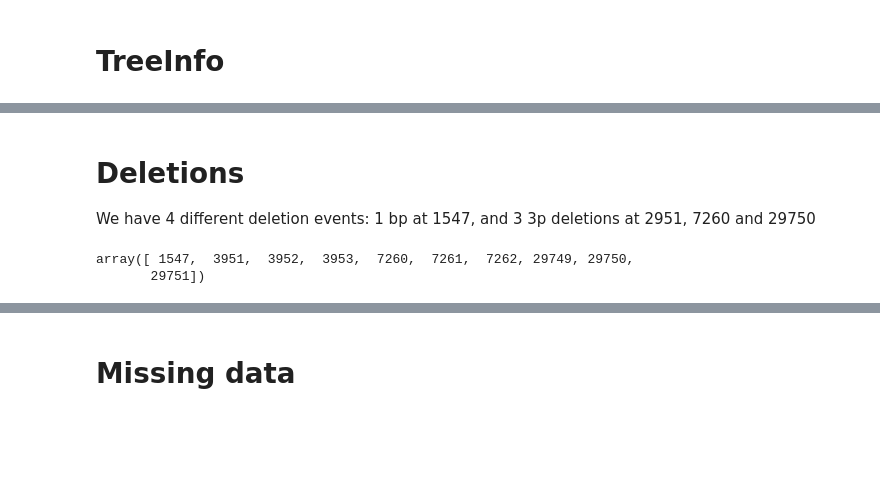
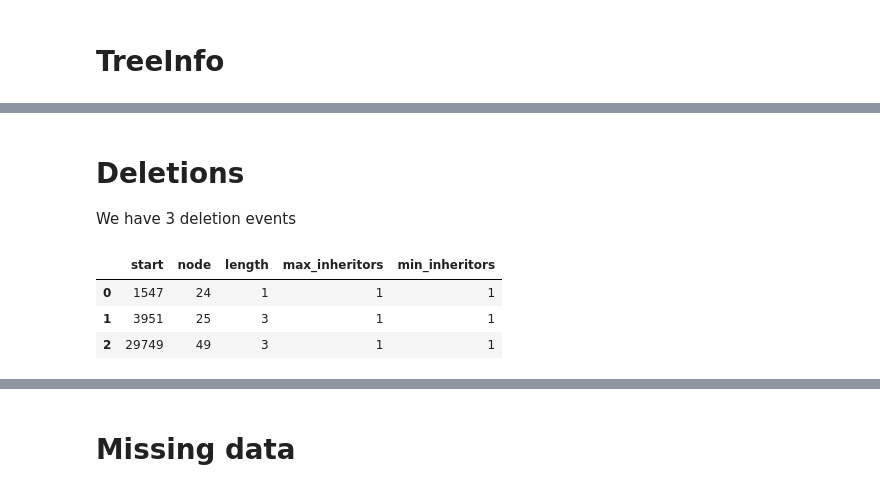
Before and after one commit to jeromekelleher/sc2ts, a Jupyter notebook: notebooks/test_ts.ipynb, the cells around one changed output, grey strips where cells are left out. Saved outputs shown, nothing was run; the diff lists cells and outputs as text; code cells hidden in the pictures; blank space fills up the shorter version.

```diff
--- a/notebooks/test_ts.ipynb
+++ b/notebooks/test_ts.ipynb
@@ -171,12 +172,14 @@ ti.plot_deletion_sites_per_sample()
-# %% [markdown]
-# Deletions
-
-We have 4 different deletion events: 1 bp at 1547, and 3 3p deletions at 2951, 7260 and 29750
-# %%
-ti.mutations_position[ti.mutations_derived_state == "-"]
-# %% [output]
-array([ 1547,  3951,  3952,  3953,  7260,  7261,  7262, 29749, 29750,
-       29751])
+# %% [markdown]
+# Deletions
+
+We have 3 deletion events
+# %%
+ti.deletions_summary()
+# %% [output]
+|  | start | node | length | max_inheritors | min_inheritors |
+| 0 | 1547 | 24 | 1 | 1 | 1 |
+| 1 | 3951 | 25 | 3 | 1 | 1 |
+| 2 | 29749 | 49 | 3 | 1 | 1 |
 # %%
 for u in ts.samples()[1:]:
     md = ti.nodes_metadata[u]
```
Also changed, not shown: parts of 19 cells of this notebook, 7 other files.
